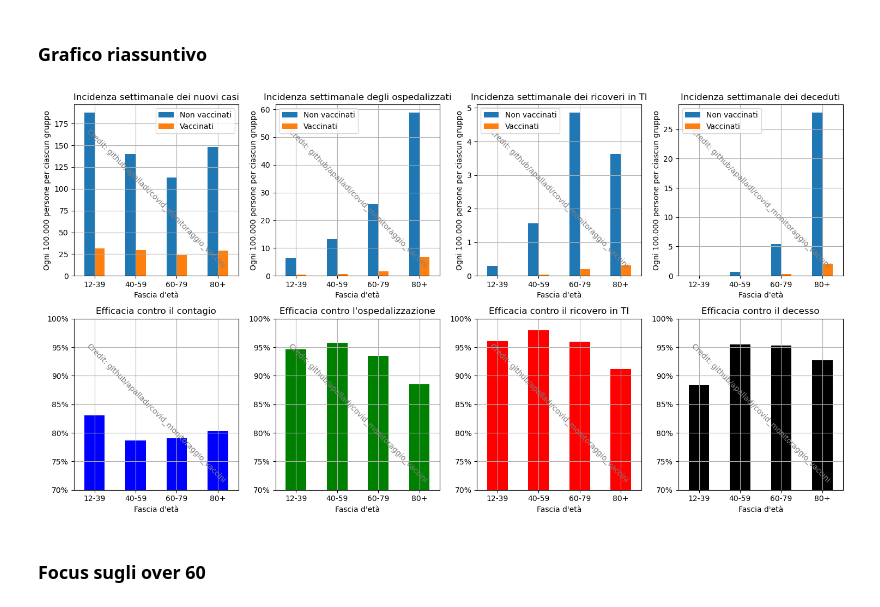
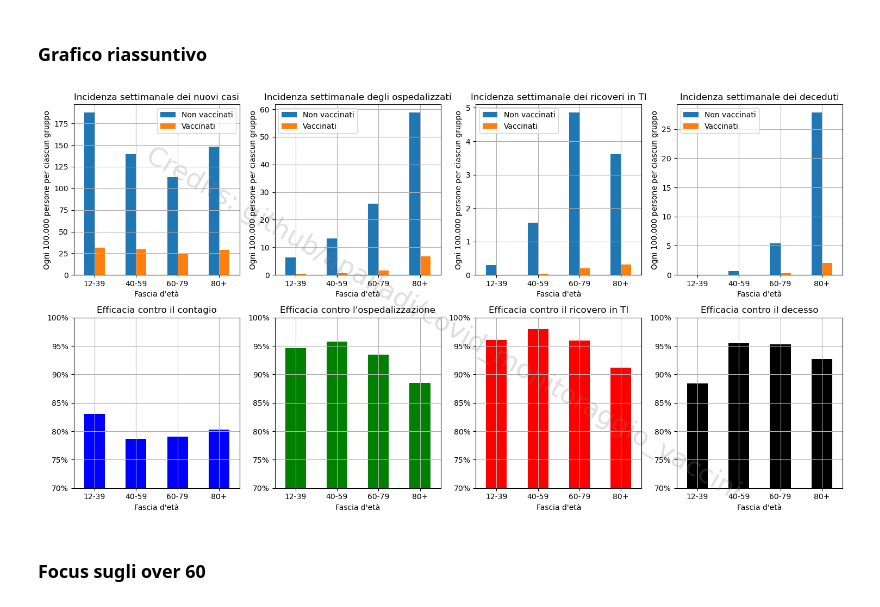
Before and after one commit to apalladi/covid_vaccini_monitoraggio, a Jupyter notebook: Notebooks/efficacia_vaccini.ipynb, the cells around one changed output. Saved outputs shown, nothing was run; the diff lists cells and outputs as text; code cells hidden in the pictures.

```diff
--- a/Notebooks/efficacia_vaccini.ipynb
+++ b/Notebooks/efficacia_vaccini.ipynb
@@ -173,48 +169,52 @@ axes = axes2.ravel()
 df_tassi.iloc[:, [0, 1]].plot(ax=axes[0],kind='bar')
 axes[0].set_title('Incidenza settimanale dei nuovi casi')
 which_axe(0)
-add_watermark(0)
+# add_watermark(0)
 
 df_tassi.iloc[:, [2, 3]].plot(ax=axes[1], kind='bar')
 axes[1].set_title('Incidenza settimanale degli ospedalizzati')
 which_axe(1)
-add_watermark(1)
+# add_watermark(1)
 
 df_tassi.iloc[:, [4, 5]].plot(ax=axes[2], kind='bar')
 axes[2].set_title('Incidenza settimanale dei ricoveri in TI')
 which_axe(2)
-add_watermark(2)
+# add_watermark(2)
 
 df_tassi.iloc[:, [6, 7]].plot(ax=axes[3], kind='bar')
 axes[3].set_title('Incidenza settimanale dei deceduti')
 which_axe(3)
-add_watermark(3)
+# add_watermark(3)
 
 efficacia_contagio.plot(kind='bar', ax=axes[4], color='blue')
 axes[4].set_title('Efficacia contro il contagio')
 which_axe_bar(4)
-add_watermark(4)
+# add_watermark(4)
 
 efficacia_osp.plot(kind='bar', ax=axes[5], color='green')
 axes[5].set_title('Efficacia contro l\'ospedalizzazione')
 which_axe_bar(5)
-add_watermark(5)
+# add_watermark(5)
 
 efficacia_terint.plot(kind='bar', ax=axes[6], color='red')
 axes[6].set_title('Efficacia contro il ricovero in TI')
 which_axe_bar(6)
-add_watermark(6)
+# add_watermark(6)
 
 efficacia_decessi.plot(kind='bar', ax=axes[7], color='black')
 axes[7].set_title('Efficacia contro il decesso')
 which_axe_bar(7)
-add_watermark(7)
+# add_watermark(7)
+
+fig.text(0.5, 0.45, 'Credits: github/apalladi/covid_monitoraggio_vaccini',
+        fontsize=35, color='gray', alpha=0.25,
+        ha='center', va='center', rotation=-30)
 
 plt.tight_layout()
 plt.savefig('../risultati/tassi_efficacia.png', dpi=300)
 plt.show()
 # %% [output]
-[figure, old version]
+[figure, new version]
 # %% [markdown]
 ### Focus sugli over 60
 # %%
```
Also changed, not shown: parts of 3 cells of this notebook, 12 other files.
